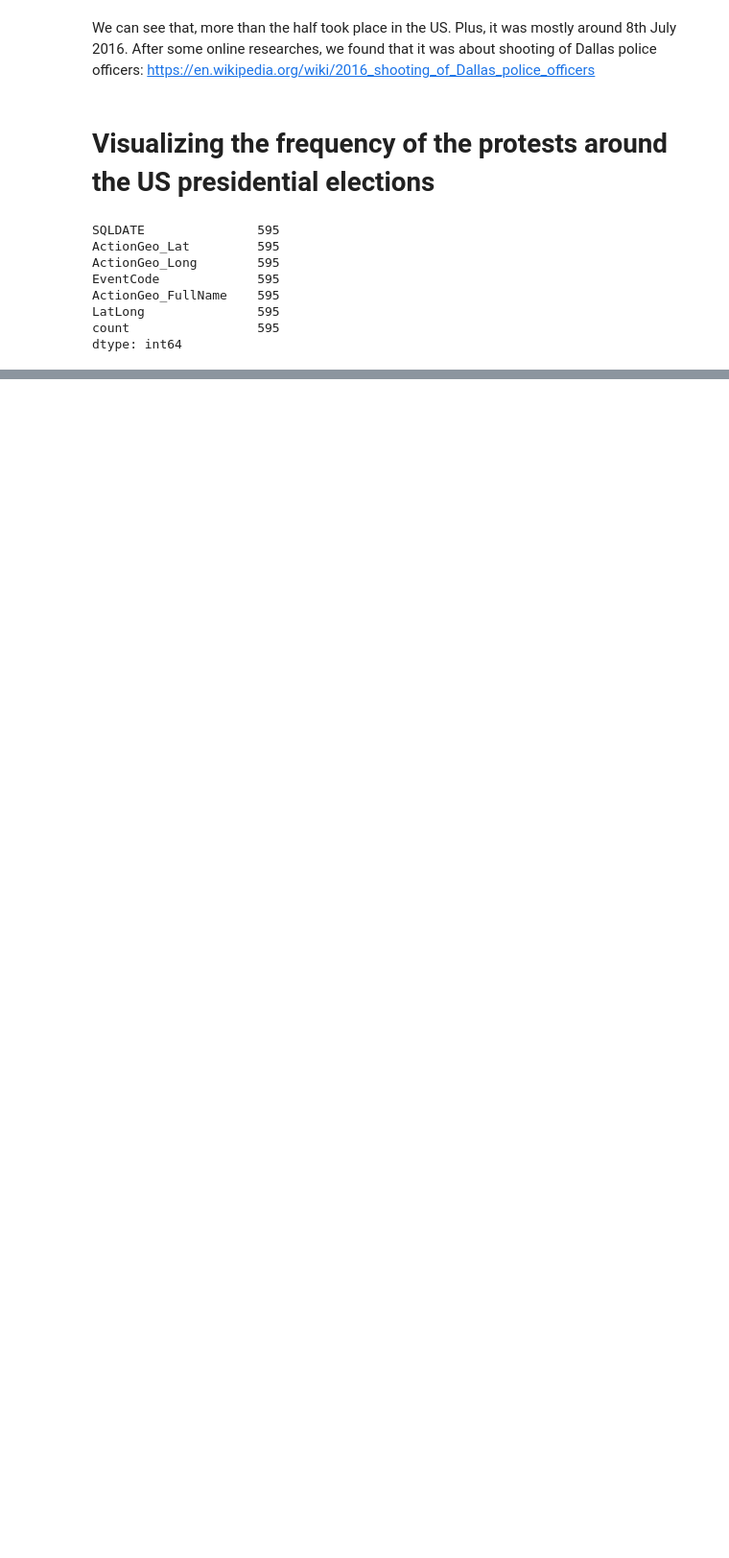
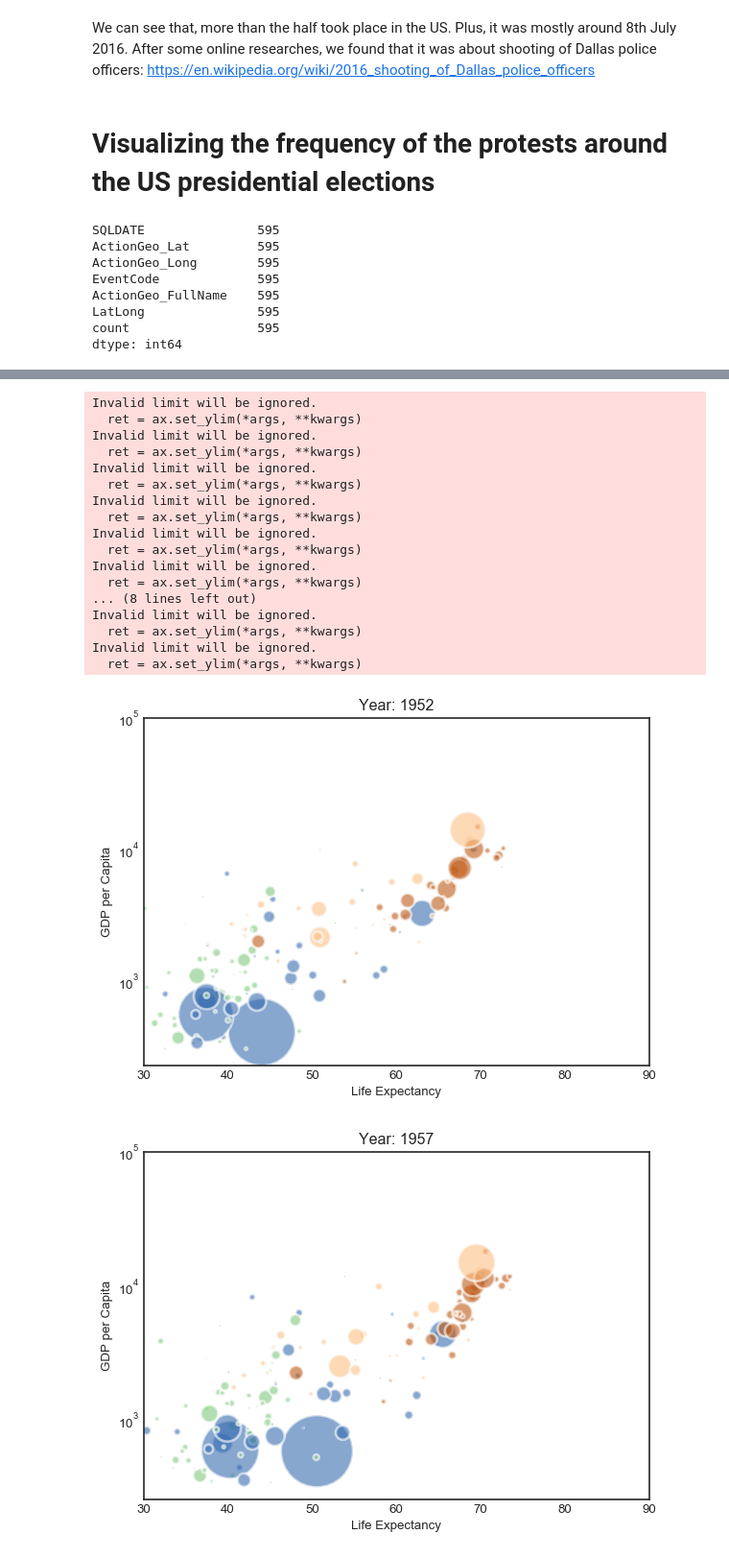
Before and after one commit to Apiquet/ADA_Project, a Jupyter notebook: anthony.ipynb, the cells around one changed output, grey strips where cells are left out. Shown at 96% size. Drawn from its saved outputs; the diff is of its cells as text; code cells hidden in the pictures; blank space fills up the shorter version.

Commit message:
Adding a bubble visualization

```diff
--- a/anthony.ipynb
+++ b/anthony.ipynb
@@ -242,3 +242,20 @@ US_elections_2016
 # %% [output]
 Protests' intensity for US elections in 2016 (Ctrl+Click)
 [interactive output not drawn]
+# %%
+# libraries
+import matplotlib.pyplot as plt
+import numpy as np
+import seaborn as sns
+sns.set_style("white")
+import pandas as pd
+my_dpi=96
+
+# Get the data (csv file is hosted on the web)
+url = 'https://python-graph-gallery.com/wp-content/uploads/gapminderData.csv'
+data = pd.read_csv(url)
+
+# And I need to transform my categorical column (continent) in a numerical value group1->1, group2->2...
+data['continent']=pd.Categorical(data['continent'])
+
+data.head()
@@ -244,0 +278,47 @@ Protests' intensity for US elections in 2016 (Ctrl+Click)
+# %%
+# For each year:
+for i in data.year.unique():
+
+    # initialize a figure
+    fig = plt.figure(figsize=(680/my_dpi, 480/my_dpi), dpi=my_dpi)
+
+    # Change color with c and alpha. I map the color to the X axis value.
+    tmp=data[ data.year == i ]
+    plt.scatter(tmp['lifeExp'], tmp['gdpPercap'] , s=tmp['pop']/200000 , c=tmp['continent'].cat.codes, cmap="Accent", alpha=0.6, edgecolors="white", linewidth=2)
+
+    # Add titles (main and on axis)
+    plt.yscale('log')
+    plt.xlabel("Life Expectancy")
+    plt.ylabel("GDP per Capita")
+    plt.title("Year: "+str(i) )
+    plt.ylim(0,100000)
+    plt.xlim(30, 90)
+
+    # Save it
+    filename='Gapminder_step'+str(i)+'.png'
+    plt.savefig(filename, dpi=96)
+    plt.gca()
+#Transformation in a GIF using Image Magick
+
+# Then use image magick (this is bash, not python)
+#convert -delay 80 Gapminder*.png animated_gapminder.gif
+# %% [output]
+Invalid limit will be ignored.
+  ret = ax.set_ylim(*args, **kwargs)
+Invalid limit will be ignored.
+  ret = ax.set_ylim(*args, **kwargs)
+Invalid limit will be ignored.
+  ret = ax.set_ylim(*args, **kwargs)
+Invalid limit will be ignored.
+  ret = ax.set_ylim(*args, **kwargs)
+Invalid limit will be ignored.
+  ret = ax.set_ylim(*args, **kwargs)
+Invalid limit will be ignored.
+  ret = ax.set_ylim(*args, **kwargs)
+... (8 lines left out)
+Invalid limit will be ignored.
+  ret = ax.set_ylim(*args, **kwargs)
+Invalid limit will be ignored.
+  ret = ax.set_ylim(*args, **kwargs)
+[figure, added]
+[figure, added]
```
Also changed, not shown: parts of 8 cells of this notebook, 5 other files.
